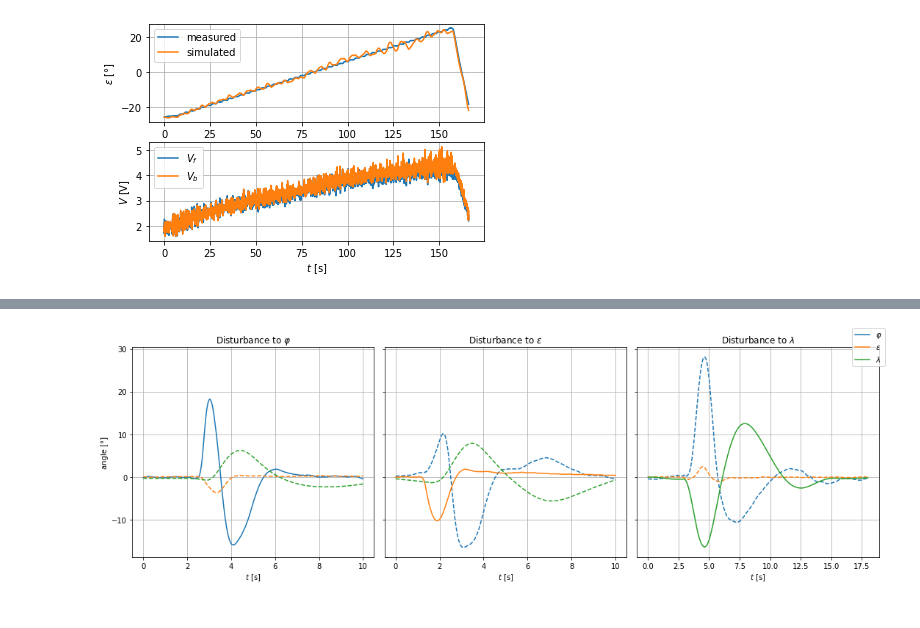
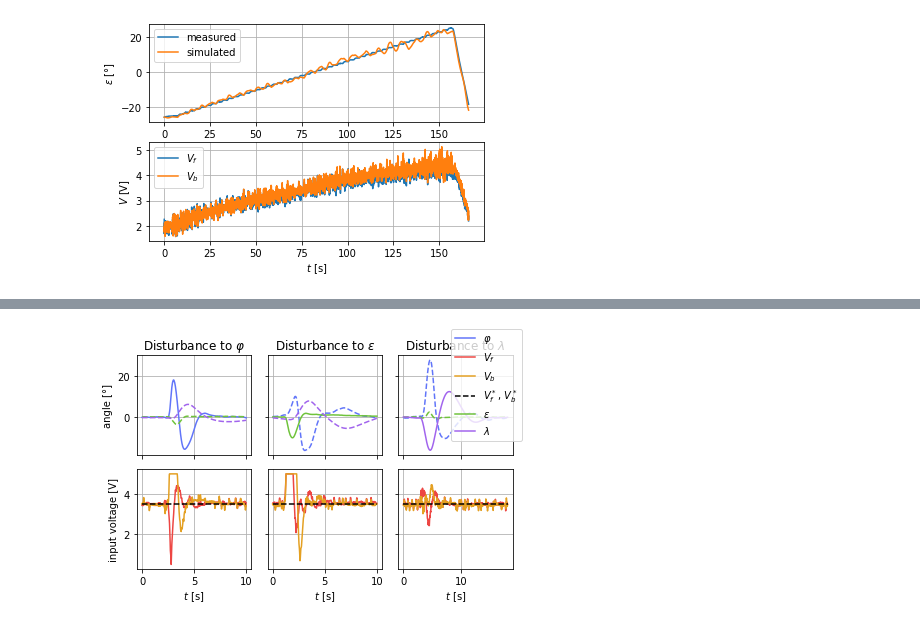
Before and after one commit to Rojetto/helicopter_thesis_code, a Jupyter notebook: scripts/diagrams.ipynb, the cells around one changed output, grey strips where cells are left out. Cells and saved outputs as stored; diff of their text form; code cells hidden in the pictures.

```diff
--- a/scripts/diagrams.ipynb
+++ b/scripts/diagrams.ipynb
@@ -271,6 +297,21 @@ def label_and_stuff(label_y=True, legend=True):
     plt.xlabel("$t$ [s]")
     if label_y:
         plt.ylabel("angle [°]")
+
+def squeeze_subplots():
+    for ax in plt.gcf().axes:
+        try:
+            ax.label_outer()
+        except:
+            pass
+
+    plt.tight_layout()
+# %%
+def static_ff_voltage(eps):
+    Fs = mc.g/mc.l_h*((mc.m_c*mc.d_c-mc.m_h*mc.d_h)*np.sin(eps)+(mc.m_h*mc.l_h-mc.m_c*mc.l_c)*np.cos(eps))
+    Fr = Fs/2
+    V = Fr_inverse(Fr, mc.p1, mc.q1, mc.p2, mc.q2)
+    return V
 # %%
 meas = load_meas('pid_1.1_HIGH')
 clip = clip_and_unify(meas, -1, 9)
@@ -311,41 +398,60 @@ my_savefig('pid_1.3')
 # %%
-#plt.subplots(1, 3, sharey=True, figsize=(15, 5))
-fig = plt.figure(figsize=(15, 5))
+fig = plt.figure(figsize=(6, 4))
 
-ax1 = plt.subplot(131)
+ax1 = plt.subplot(231)
 meas = load_meas('pid_1.4_2_LOW')
 clip = clip_and_unify(meas, 105, 115, False)
-plt.plot(clip.t, clip.phi/deg, label="$\\varphi$")
-plt.plot(clip.t, clip.eps/deg, linestyle='--')
-plt.plot(clip.t, clip.lamb/deg, linestyle='--')
-label_and_stuff(legend=False)
+plt.plot(clip.t, clip.phi/deg, label="$\\varphi$", **phi_color)
+plt.plot(clip.t, clip.eps/deg, linestyle='--', **eps_color)
+plt.plot(clip.t, clip.lamb/deg, linestyle='--', **lamb_color)
+plt.grid()
+plt.ylabel("angle [°]")
 plt.title('Disturbance to $\\varphi$')
 
-plt.subplot(132, sharey=ax1)
+ax4 = plt.subplot(234, sharex=ax1)
+plt.plot(clip.t, clip.vf, label="$V_f$", **vf_color)
+plt.plot(clip.t, clip.vb, label="$V_b$", **vb_color)
+v_traj = np.array([static_ff_voltage(0) for t in clip.t])
+plt.plot(clip.t, v_traj, label="$V_f^*$, $V_b^*$", color='black', linestyle='--')
+plt.grid()
+plt.xlabel("$t$ [s]")
+plt.ylabel('input voltage [V]')
+
+ax2 = plt.subplot(232, sharey=ax1)
 clip = clip_and_unify(meas, 22.5, 32.5, False)
-plt.plot(clip.t, clip.phi/deg, linestyle='--')
-plt.plot(clip.t, clip.eps/deg, label="$\\varepsilon$")
-plt.plot(clip.t, clip.lamb/deg, linestyle='--')
+plt.plot(clip.t, clip.phi/deg, linestyle='--', **phi_color)
+plt.plot(clip.t, clip.eps/deg, label="$\\varepsilon$", **eps_color)
+plt.plot(clip.t, clip.lamb/deg, linestyle='--', **lamb_color)
 label_and_stuff(label_y=False, legend=False)
 plt.title('Disturbance to $\\varepsilon$')
 
-plt.subplot(133, sharey=ax1)
+plt.subplot(235, sharex=ax2, sharey=ax4)
+plt.plot(clip.t, clip.vf, **vf_color)
+plt.plot(clip.t, clip.vb, **vb_color)
+v_traj = np.array([static_ff_voltage(0) for t in clip.t])
+plt.plot(clip.t, v_traj, color='black', linestyle='--')
+plt.grid()
+plt.xlabel("$t$ [s]")
+
+ax3 = plt.subplot(233, sharey=ax1)
 clip = clip_and_unify(meas, 52, 70, False)
-plt.plot(clip.t, clip.phi/deg, linestyle='--')
-plt.plot(clip.t, clip.eps/deg, linestyle='--')
-plt.plot(clip.t, clip.lamb/deg, label="$\\lambda$")
+plt.plot(clip.t, clip.phi/deg, linestyle='--', **phi_color)
+plt.plot(clip.t, clip.eps/deg, linestyle='--', **eps_color)
+plt.plot(clip.t, clip.lamb/deg, label="$\\lambda$", **lamb_color)
 label_and_stuff(label_y=False, legend=False)
 plt.title('Disturbance to $\\lambda$')
 
-for ax in plt.gcf().axes:
-    try:
-        ax.label_outer()
-    except:
-        pass
+plt.subplot(236, sharex=ax3, sharey=ax4)
+plt.plot(clip.t, clip.vf, **vf_color)
+plt.plot(clip.t, clip.vb, **vb_color)
+v_traj = np.array([static_ff_voltage(0) for t in clip.t])
+plt.plot(clip.t, v_traj, color='black', linestyle='--')
+plt.grid()
+plt.xlabel("$t$ [s]")
 
+squeeze_subplots()
 fig.legend()
-plt.tight_layout()
 
 my_savefig('pid_1.4')
 # %% [output]
-[figure, old version]
+[figure, new version]
```
Also changed, not shown: parts of 17 cells of this notebook, 1 other file.
